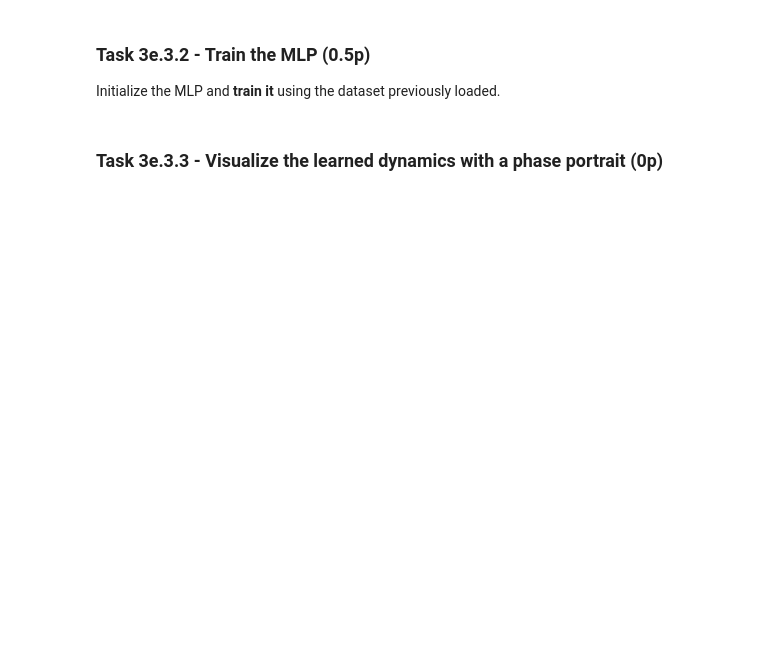
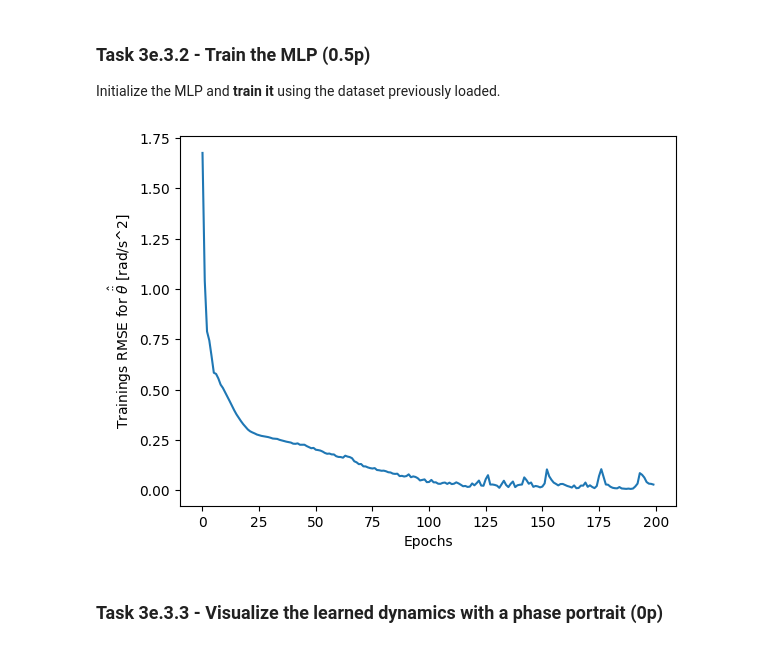
Before and after one commit to SimiOy/ics-pa-sv, a Jupyter notebook: assignment/problem_3/task_3e_fit_forward_dynamic_with_mlp.ipynb, the cells around one changed output. Saved outputs shown, nothing was run; the diff lists cells and outputs as text; code cells hidden in the pictures; blank space fills up the shorter version.

```diff
--- a/assignment/problem_3/task_3e_fit_forward_dynamic_with_mlp.ipynb
+++ b/assignment/problem_3/task_3e_fit_forward_dynamic_with_mlp.ipynb
@@ -266,13 +275,14 @@ Initialize the MLP and **train it** using the dataset previously loaded.
 # %%
 # set torch seed
 torch.manual_seed(42)
 
-# forward_model_small_osc =
-# YOUR CODE HERE
-raise NotImplementedError()
+forward_model_small_osc = Model(X_small_osc, Y_small_osc)
+forward_model_small_osc.train()
 
 # plot convergence of training loss
 forward_model_small_osc.plot_convergence(dataset_name_small_osc)
+# %% [output]
+[figure, added]
 # %% [markdown]
 ### Task 3e.3.3 - Visualize the learned dynamics with a phase portrait (0p)
 # %%
```
Also changed, not shown: parts of 11 cells of this notebook, 5 other files.
